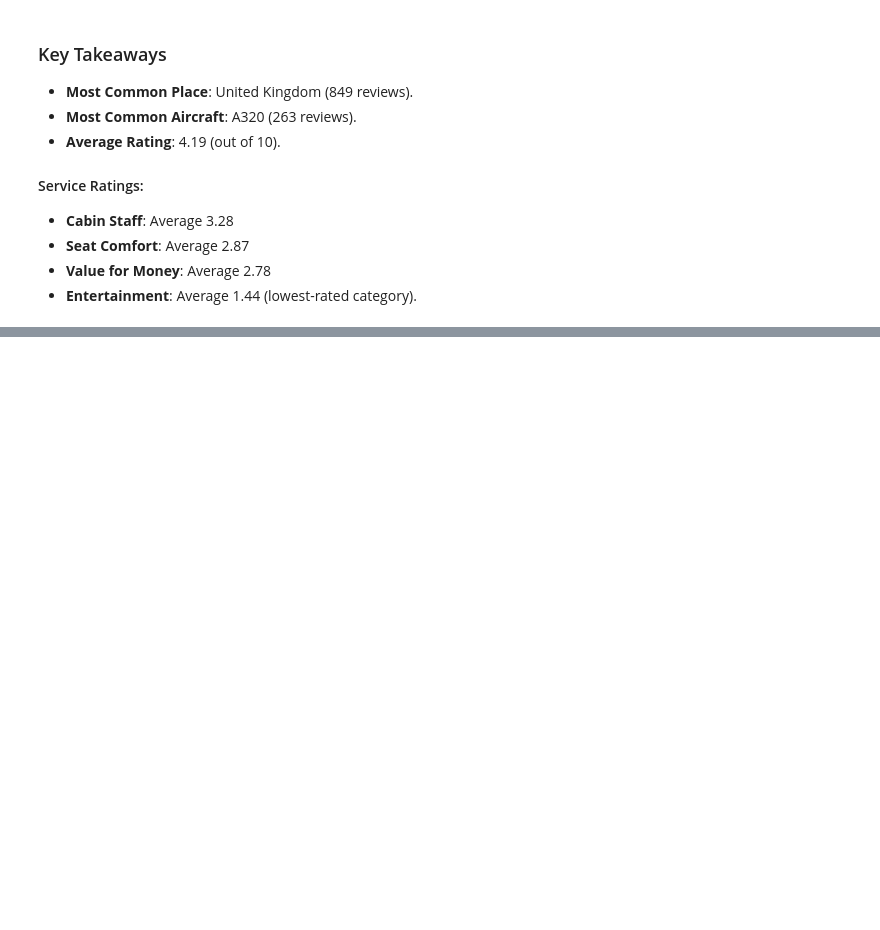
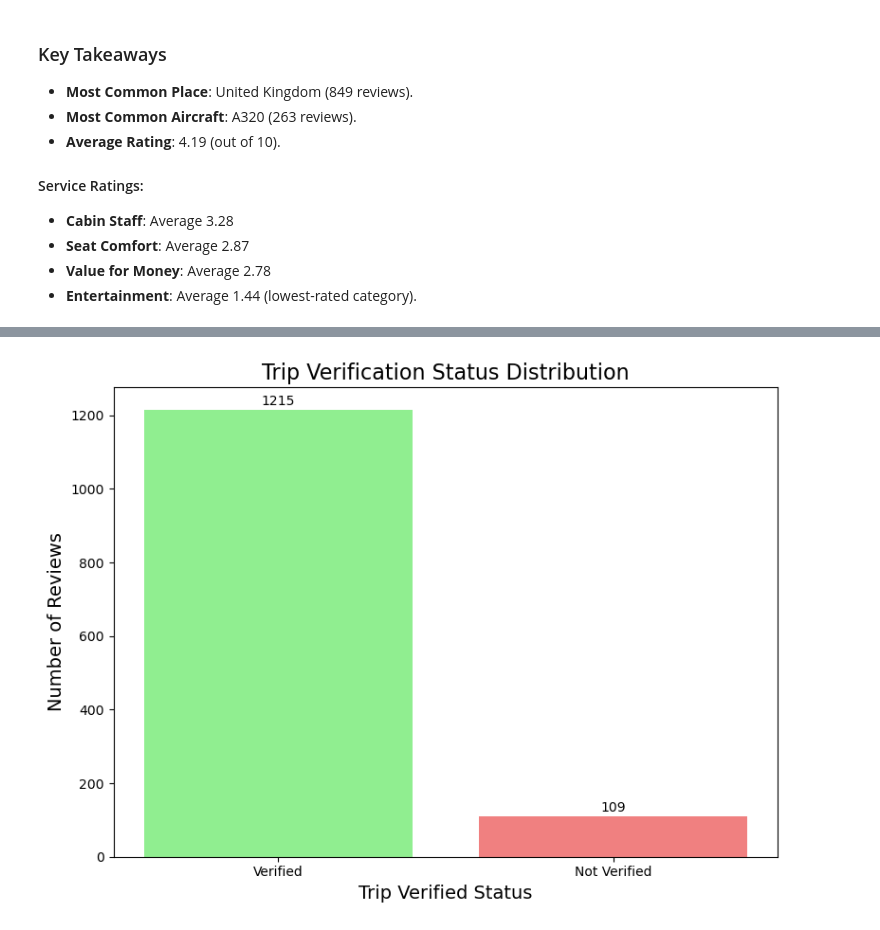
Before and after one commit to MuiruKamau/British-Airline-Reviews-Analysis, a Jupyter notebook: ba.ipynb, the cells around one changed output, grey strips where cells are left out. Drawn from its saved outputs; the diff is of its cells as text; code cells hidden in the pictures; blank space fills up the shorter version.

```diff
--- a/ba.ipynb
+++ b/ba.ipynb
@@ -158,0 +325,45 @@ max          5.000000
+# %%
+# Count the number of reviews by trip verification status
+verification_count = merged_data['trip_verified'].value_counts().reset_index()
+verification_count.columns = ['Trip Verified Status', 'Number of Reviews']
+
+# Calculate average ratings for each verification status
+verification_avg_rating = merged_data.groupby('trip_verified')['rating'].mean().reset_index()
+verification_avg_rating.columns = ['Trip Verified Status', 'Average Rating']
+
+# Merge counts and average ratings for comprehensive analysis
+verification_analysis = pd.merge(
+    verification_count,
+    verification_avg_rating,
+    on='Trip Verified Status'
+)
+
+
+# Visualize the distribution of trip verification status
+plt.figure(figsize=(8, 6))
+bars = plt.bar(
+    verification_count['Trip Verified Status'],
+    verification_count['Number of Reviews'],
+    color=['lightgreen', 'lightcoral']
+)
+
+# Add counts on top of the bars
+for bar in bars:
+    height = bar.get_height()
+    plt.text(
+        bar.get_x() + bar.get_width() / 2,
+        height + 5,
+        f'{int(height)}',
+        ha='center',
+        va='bottom',
+        fontsize=10
+    )
+
+# Add titles and labels
+plt.title('Trip Verification Status Distribution', fontsize=16)
+plt.xlabel('Trip Verified Status', fontsize=14)
+plt.ylabel('Number of Reviews', fontsize=14)
+plt.tight_layout()
+plt.show()
+# %% [output]
+[figure, added]
```
Also changed, not shown: parts of 11 cells of this notebook.
